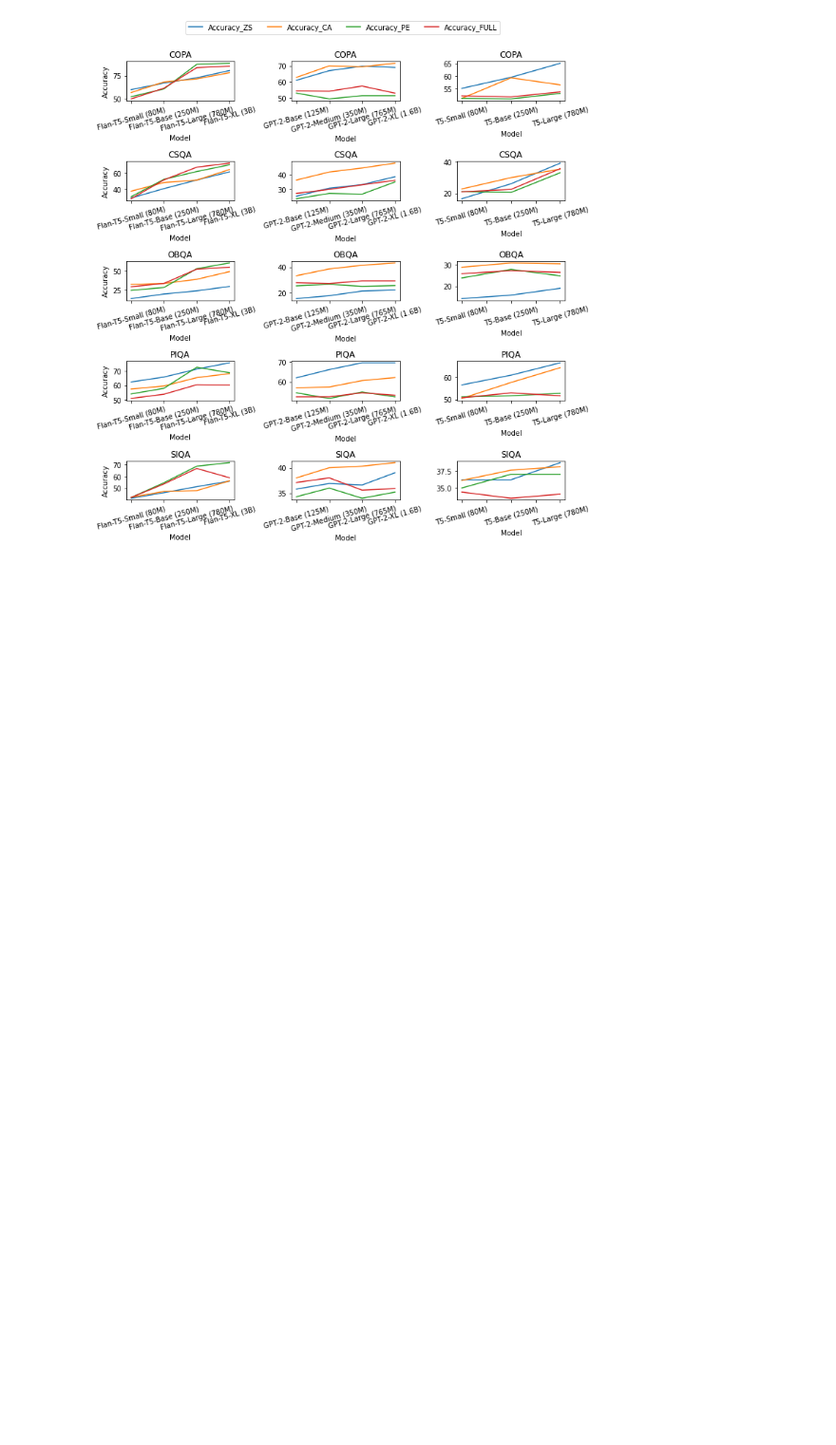
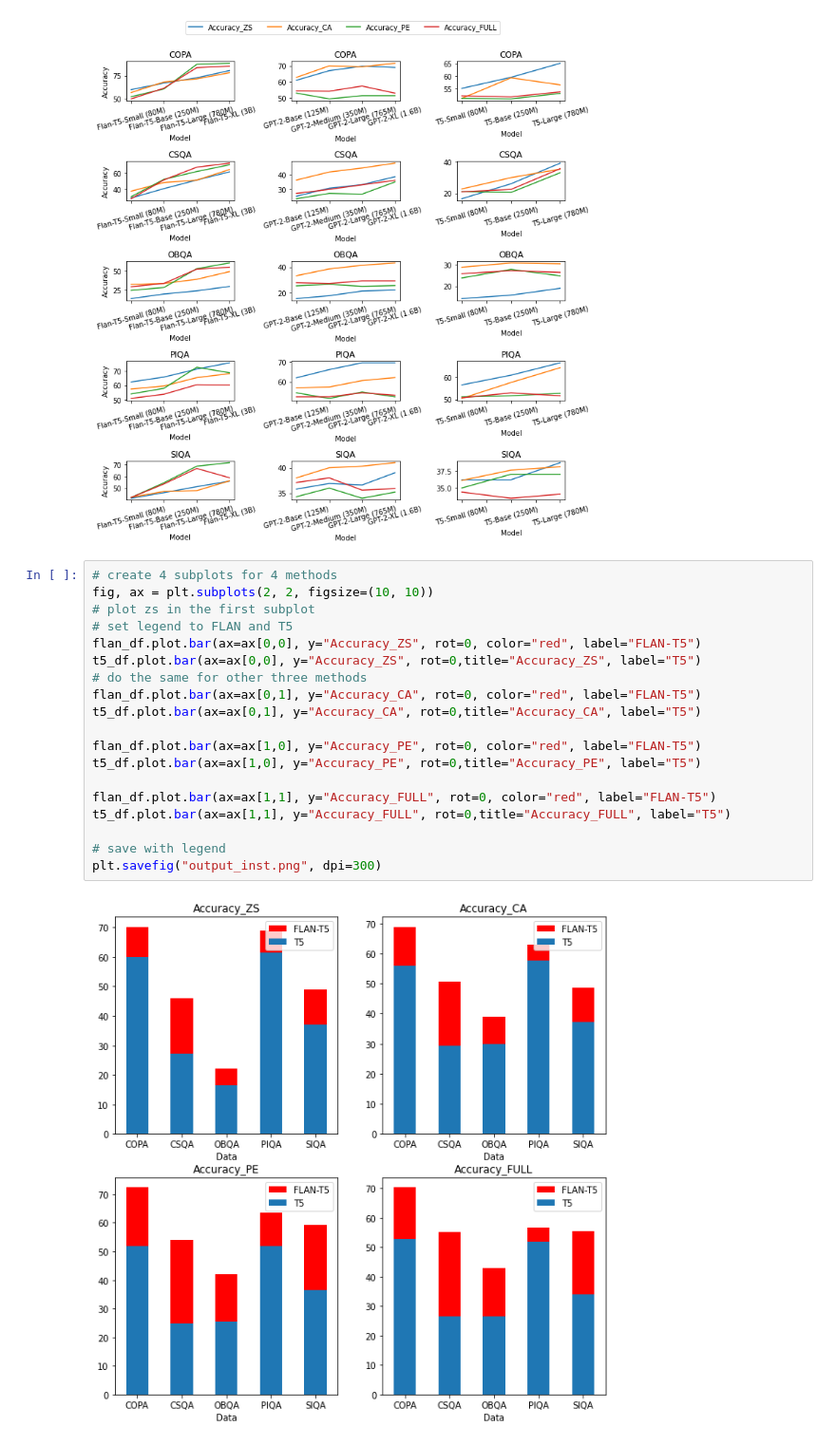
Before and after one commit to KasMasVan/Prompt-engineering-and-calibration, a Jupyter notebook: scripts/process.ipynb, the cells around one changed output. Shown: that part at 95% size. Drawn from its saved outputs; the diff is of its cells as text; blank space fills up the shorter version.

Commit message:
Analyze the differene between T5 and FLAN-T5

```diff
--- a/scripts/process.ipynb
+++ b/scripts/process.ipynb
@@ -105,3 +96,24 @@ plt.savefig("output_model.png", dpi=300, bbox_inches='tight')
 plt.show()
 # %% [output]
 [figure]
+# %%
+# create 4 subplots for 4 methods
+fig, ax = plt.subplots(2, 2, figsize=(10, 10))
+# plot zs in the first subplot
+# set legend to FLAN and T5
+flan_df.plot.bar(ax=ax[0,0], y="Accuracy_ZS", rot=0, color="red", label="FLAN-T5")
+t5_df.plot.bar(ax=ax[0,0], y="Accuracy_ZS", rot=0,title="Accuracy_ZS", label="T5")
+# do the same for other three methods
+flan_df.plot.bar(ax=ax[0,1], y="Accuracy_CA", rot=0, color="red", label="FLAN-T5")
+t5_df.plot.bar(ax=ax[0,1], y="Accuracy_CA", rot=0,title="Accuracy_CA", label="T5")
+
+flan_df.plot.bar(ax=ax[1,0], y="Accuracy_PE", rot=0, color="red", label="FLAN-T5")
+t5_df.plot.bar(ax=ax[1,0], y="Accuracy_PE", rot=0,title="Accuracy_PE", label="T5")
+
+flan_df.plot.bar(ax=ax[1,1], y="Accuracy_FULL", rot=0, color="red", label="FLAN-T5")
+t5_df.plot.bar(ax=ax[1,1], y="Accuracy_FULL", rot=0,title="Accuracy_FULL", label="T5")
+
+# save with legend
+plt.savefig("output_inst.png", dpi=300)
+# %% [output]
+[figure, added]
```
Also changed, not shown: parts of 3 cells of this notebook, 2 other files.
